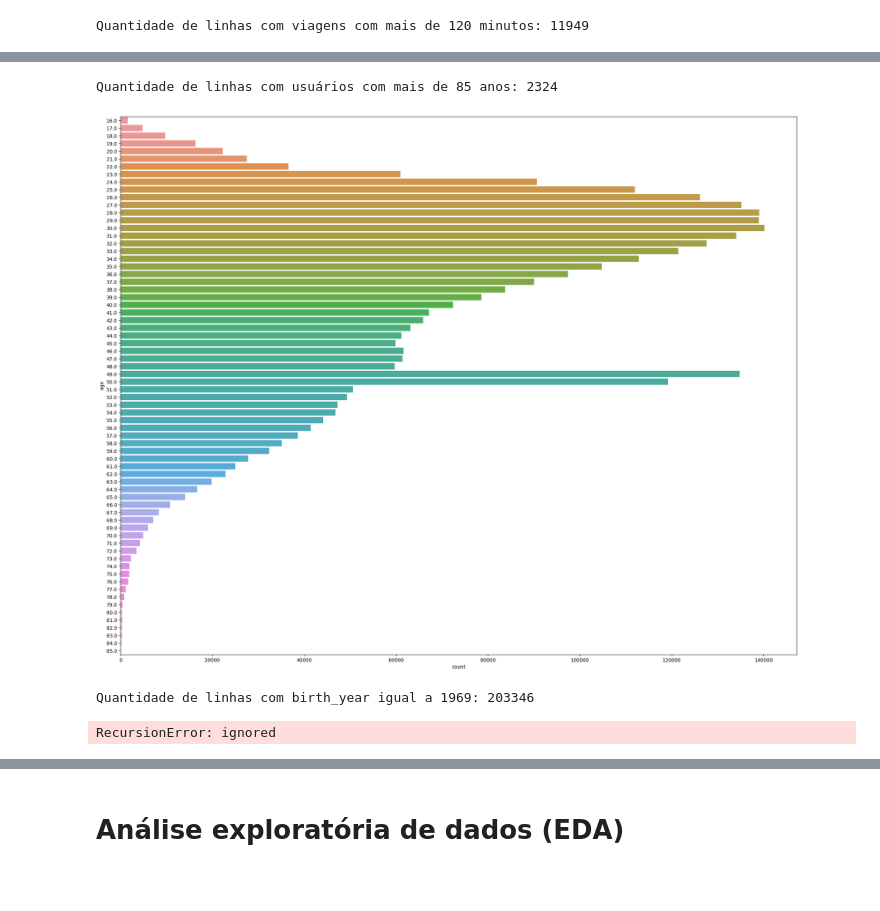
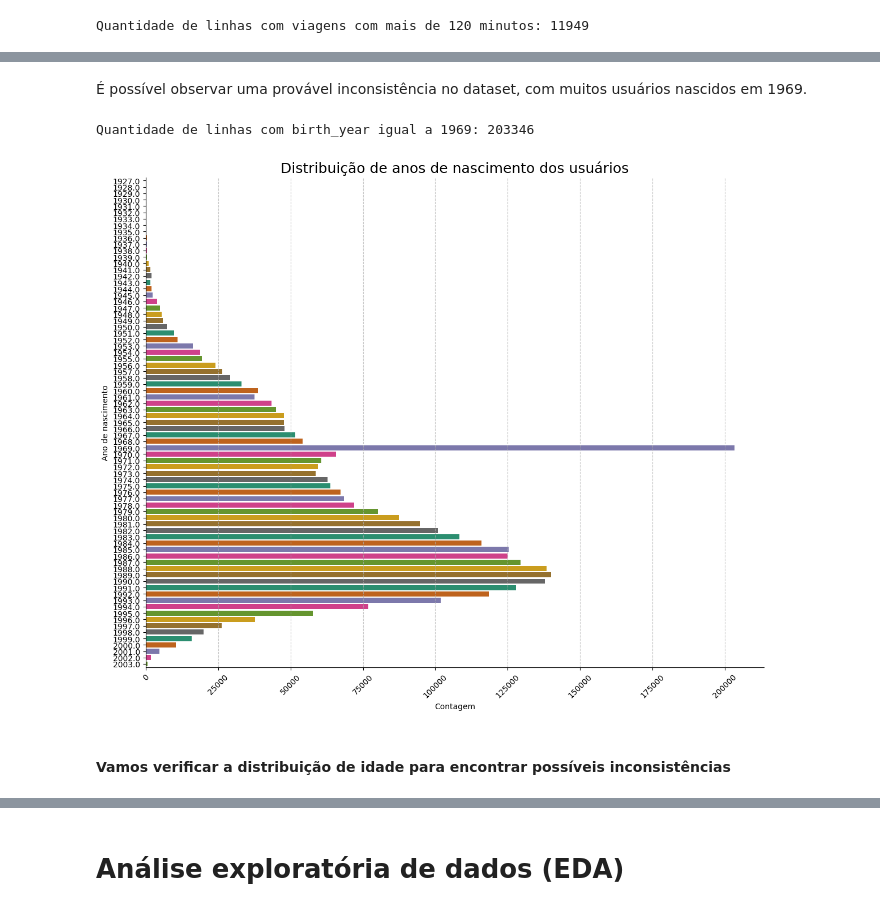
Before and after one commit to luiz-phy/Projeto-Citi-Bike, a Jupyter notebook: Projeto_Citi_Bike_ajustado.ipynb, the cells around one changed output, grey strips where cells are left out. Saved outputs shown, nothing was run; the diff lists cells and outputs as text; code cells hidden in the pictures; blank space fills up the shorter version.

```diff
--- a/Projeto_Citi_Bike_ajustado.ipynb
+++ b/Projeto_Citi_Bike_ajustado.ipynb
@@ -213,0 +263,9 @@ df = df[df['tripduration_min'] <= 120]
+# %% [markdown]
+É possível observar uma provável inconsistência no dataset, com muitos usuários nascidos em 1969.
+# %%
+# verificando os dados para usuários nascidos em 1969
+
+count_1969 = len(df[df['birth_year'] == 1969])
+print(f"Quantidade de linhas com birth_year igual a 1969: {count_1969}")
+# %% [output]
+Quantidade de linhas com birth_year igual a 1969: 203346
@@ -214 +276,23 @@ df = df[df['tripduration_min'] <= 120]
+# %%
+# vamos verificar se o gráfico de distribuição de nascimentos mudou
+
+plt.figure(figsize=(12, 10))
+sns.countplot(y=df['birth_year'].dropna().sort_values(), palette="Dark2", linewidth=3)
+
+plt.title("Distribuição de anos de nascimento dos usuários", fontsize=18)
+plt.xlabel("Contagem")
+plt.ylabel("Ano de nascimento")
+
+
+plt.xticks(rotation=45)
+plt.subplots_adjust(left=0.15)
+plt.grid(True, axis='x', linestyle='--', alpha=0.7)
+sns.despine()
+
+plt.tight_layout()
+plt.show()
+# %% [output]
+[figure, added]
+# %% [markdown]
+#### Vamos verificar a distribuição de idade para encontrar possíveis inconsistências
 # %%
@@ -216,9 +300,2 @@ df = df[df['tripduration_min'] <= 120]
 
 df['age'] = df['starttime'].dt.year - df['birth_year']
-# %%
-# contando a quantidade de linhas com usuários com mais de 85 anos
-count_over_80 = len(df[df['age'] > 85])
-
-print(f"Quantidade de linhas com usuários com mais de 85 anos: {count_over_80}")
-# %% [output]
-Quantidade de linhas com usuários com mais de 85 anos: 2324
@@ -228,20 +301,0 @@ df = df[df['age'] <= 85]
-# %%
-# verificando a distribuição das idades
-
-plt.figure(figsize=(25,20))
-sns.countplot(y = df['age'])
-plt.show()
-# %% [output]
-[figure, removed]
-# %%
-# verificar pq tantos de 1969
-
-count_1969 = len(df[df['birth_year'] == 1969])
-print(f"Quantidade de linhas com birth_year igual a 1969: {count_1969}")
-# %% [output]
-Quantidade de linhas com birth_year igual a 1969: 203346
-# %%
-# Substituir todos os valores 1969 por valores ausentes (NaN)
-df['birth_year'] = df['birth_year'].replace(1969, pd.NA)
-# %% [output]
-RecursionError: ignored
```
Also changed, not shown: parts of 62 cells of this notebook.
